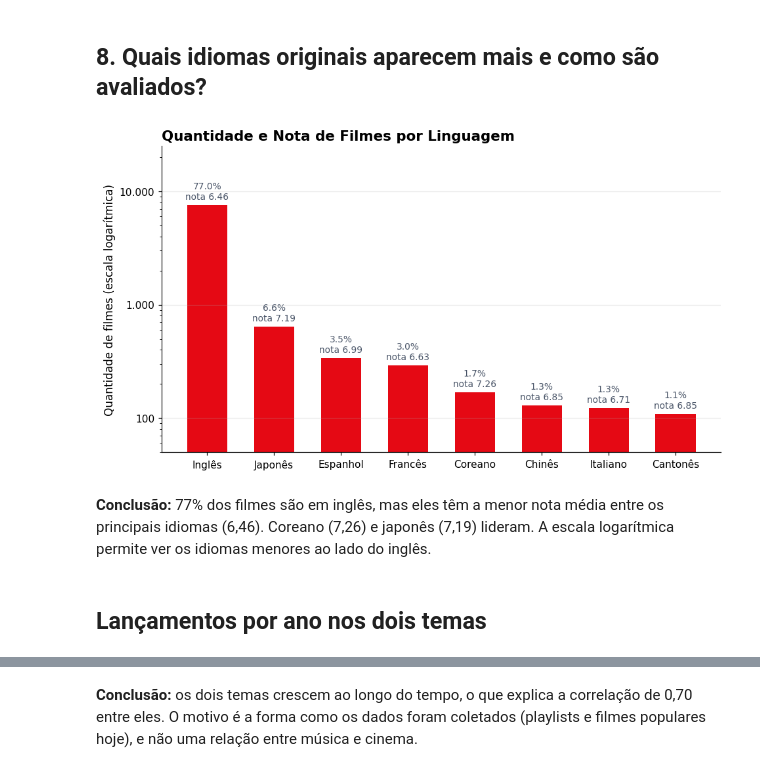
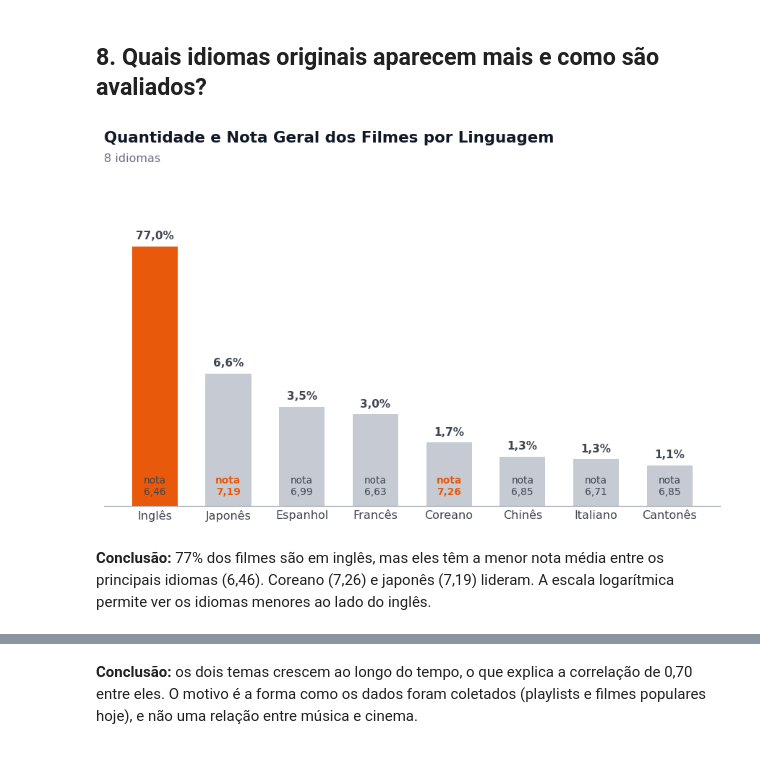
Before and after one commit to Mv1xx/Project_DataViz, a Jupyter notebook: notebooks/02_graficos.ipynb, the cells around one changed output, grey strips where cells are left out. Cells and saved outputs as stored; diff of their text form; code cells hidden in the pictures.

```diff
--- a/notebooks/02_graficos.ipynb
+++ b/notebooks/02_graficos.ipynb
@@ -35,15 +52,17 @@ g1 = (musicas.drop_duplicates(subset=["id_musica", "genero_playlist"])
              .groupby("genero_playlist")["popularidade_musica"].mean()
              .sort_values())
 
-fig, ax = plt.subplots(figsize=(9, 4.5))
-cores = [COR_MUSICA if g == g1.idxmax() else "#A7DFB9" for g in g1.index]
-ax.barh(g1.index, g1.values, color=cores, height=0.6)
+fig, ax = plt.subplots(figsize=(9, 4.6))
+cores = [COR_MUSICA if g == g1.idxmax() else COR_CINZA for g in g1.index]
+ax.barh(g1.index, g1.values, color=cores, height=0.62)
 for y, v in enumerate(g1.values):
-    ax.text(v + 0.6, y, f"{v:.1f}", va="center", color=COR_NEUTRA)
-ax.set_title("Generos Mais Populares")
-ax.set_xlabel("Popularidade média no Spotify (0 a 100)")
-ax.set_xlim(0, 52)
-ax.grid(axis="y", visible=False)
-salvar(fig, "01_popularidade_por_genero")
+    ax.text(v + 0.6, y, br(v), va="center", color=COR_TEXTO,
+            fontweight="bold" if y == len(g1) - 1 else "normal")
+
+titulos(ax, "Popularidade Média por Gênero da Playlist", "")
+ax.xaxis.set_visible(False)
+ax.spines[["bottom", "left"]].set_visible(False)
+ax.tick_params(axis="y", length=0, labelsize=11)
+salvar(fig, "01_popularidade_por_genero_musical")
 plt.show()
 # %% [output]
@@ -200,25 +254,31 @@ plt.show()
 # %% [markdown]
 ## 8. Quais idiomas originais aparecem mais e como são avaliados?
 # %%
-g8 = filmes.groupby("idioma").agg(qtd=("titulo", "count")).sort_values("qtd", ascending=False).head(8)
+g8 = filmes.groupby("idioma").agg(qtd=("titulo", "count")).sort_values("qtd", ascending=False)
+g8 = g8.drop(index="Outros", errors="ignore").head(8)
 g8["nota"] = conf.groupby("idioma")["nota_media"].mean()
 g8["pct"] = 100 * g8["qtd"] / len(filmes)
+top_nota = g8["nota"].nlargest(2).index
 
-fig, ax = plt.subplots()
-ax.bar(g8.index, g8["qtd"], color=COR_FILME, width=0.6)
+fig, ax = plt.subplots(figsize=(10, 5.4))
+ax.bar(g8.index, g8["qtd"], width=0.62,
+       color=[COR_FILME if i == "Inglês" else COR_CINZA for i in g8.index])
 ax.set_yscale("log")
-for i, (q, p, n) in enumerate(zip(g8["qtd"], g8["pct"], g8["nota"])):
-    ax.text(i, q * 1.12, f"{p:.1f}%\nnota {n:.2f}", ha="center", color=COR_NEUTRA, fontsize=9)
-ax.set_ylim(50, 25000)
-ax.yaxis.set_major_formatter(mtick.FuncFormatter(lambda x, _: f"{x:,.0f}".replace(",", ".")))
-ax.set_title("Quantidade e Nota de Filmes por Linguagem")
-ax.set_ylabel("Quantidade de filmes (escala logarítmica)")
-ax.grid(axis="x", visible=False)
+for i, (idioma, q, p, n) in enumerate(zip(g8.index, g8["qtd"], g8["pct"], g8["nota"])):
+    ax.text(i, q * 1.15, f"{br(p)}%", ha="center", color=COR_TEXTO, fontweight="bold", fontsize=10)
+    ax.text(i, 62, f"nota\n{br(n, 2)}", ha="center", fontsize=9,
+            color=COR_FILME if idioma in top_nota else COR_TEXTO,
+            fontweight="bold" if idioma in top_nota else "normal")
+ax.set_ylim(50, 30000)
+ax.yaxis.set_visible(False)
+ax.spines["left"].set_visible(False)
+ax.tick_params(axis="x", length=0, labelsize=10.5)
+
+titulos(ax, "Quantidade e Nota Geral dos Filmes por Linguagem",
+        f"8 idiomas")
 salvar(fig, "08_idiomas_originais")
 plt.show()
 # %% [output]
-[figure, old version]
+[figure, new version]
 # %% [markdown]
 **Conclusão:** 77% dos filmes são em inglês, mas eles têm a menor nota média entre os principais idiomas (6,46). Coreano (7,26) e japonês (7,19) lideram. A escala logarítmica permite ver os idiomas menores ao lado do inglês.
-# %% [markdown]
-## Lançamentos por ano nos dois temas
```
Also changed, not shown: parts of 15 cells of this notebook, 12 other files.
